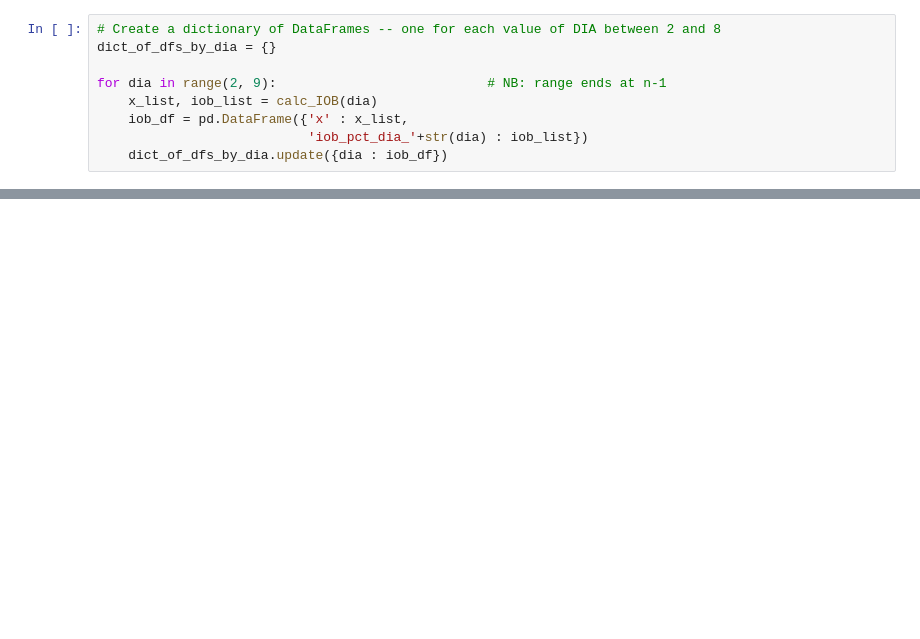
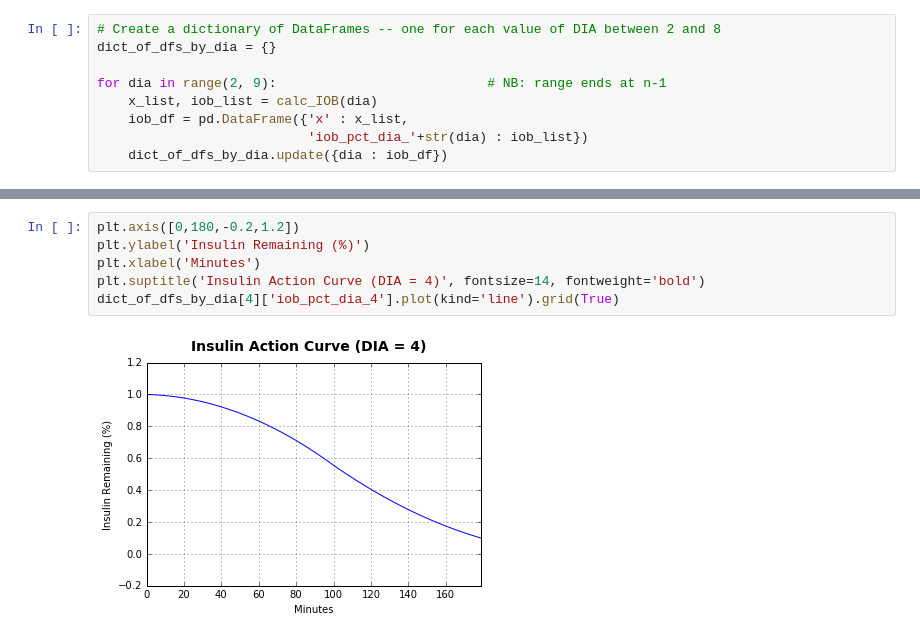
Before and after one commit to Nightscou2018/Replicate-OpenAPS-IOB-calcs, a Jupyter notebook: OpenAPS IOB Calculations.ipynb, the cells around one changed output, grey strips where cells are left out. Saved outputs shown, nothing was run; the diff lists cells and outputs as text; blank space fills up the shorter version.

```diff
--- a/OpenAPS IOB Calculations.ipynb
+++ b/OpenAPS IOB Calculations.ipynb
@@ -86,0 +105,8 @@ my_plot = dict_of_dfs_by_dia[8]['iob_pct_dia_8'].plot(kind='line')
+# %%
+plt.axis([0,180,-0.2,1.2])
+plt.ylabel('Insulin Remaining (%)')
+plt.xlabel('Minutes')
+plt.suptitle('Insulin Action Curve (DIA = 4)', fontsize=14, fontweight='bold')
+dict_of_dfs_by_dia[4]['iob_pct_dia_4'].plot(kind='line').grid(True)
+# %% [output]
+[figure, added]
```
Also changed, not shown: parts of 16 cells of this notebook.
